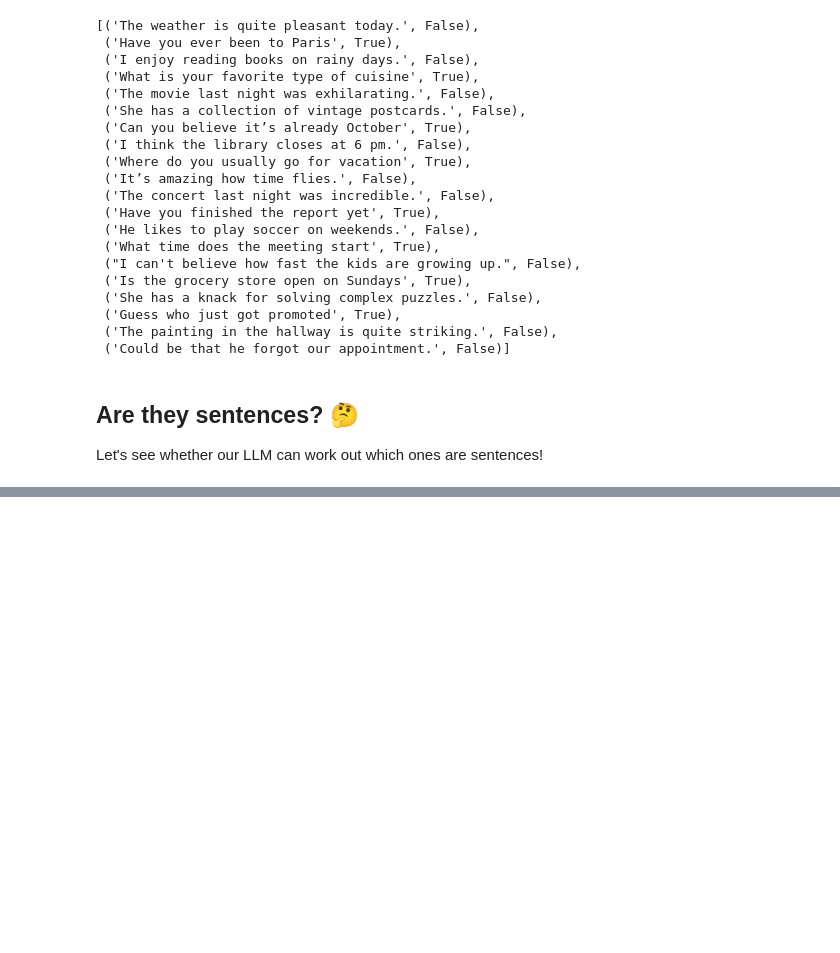
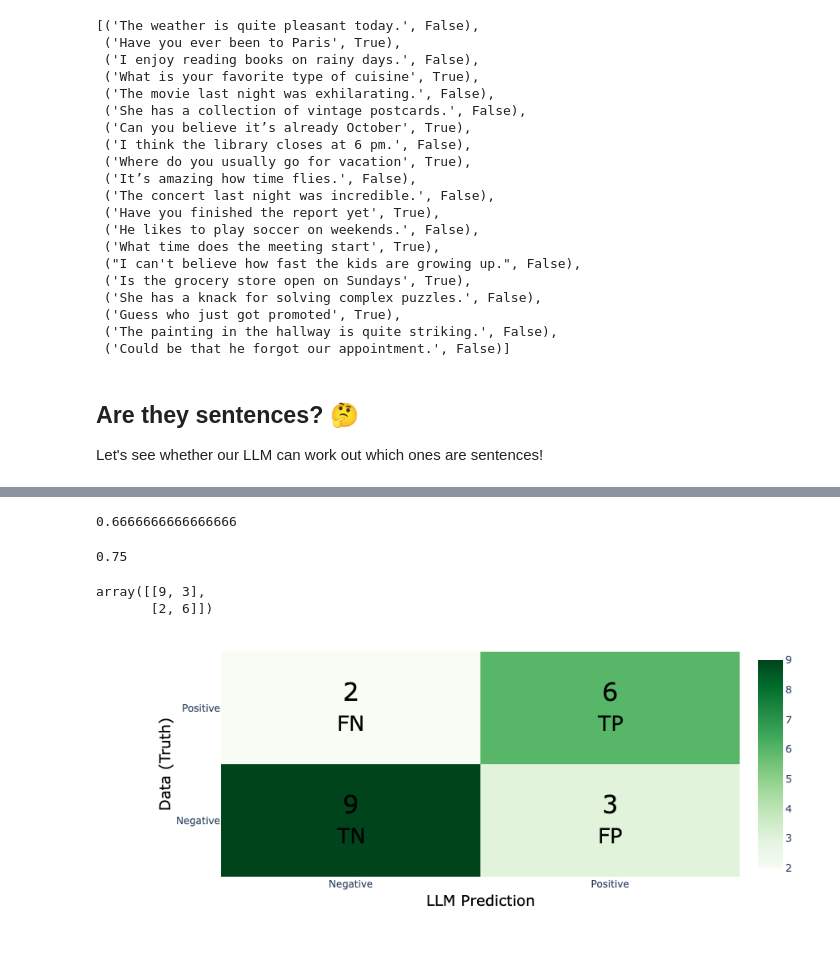
Before and after one commit to mneedham/LearnDataWithMark, a Jupyter notebook: few-shot-prompting/notebooks/FewShotPrompting-Tutorial.ipynb, the cells around one changed output, grey strips where cells are left out. Saved outputs shown, nothing was run; the diff lists cells and outputs as text; code cells hidden in the pictures; blank space fills up the shorter version.

```diff
--- a/few-shot-prompting/notebooks/FewShotPrompting-Tutorial.ipynb
+++ b/few-shot-prompting/notebooks/FewShotPrompting-Tutorial.ipynb
@@ -111,0 +96,4 @@ Could be that he forgot our appointment.                     Actual: False LLM:
+# %%
+llama2 = Ollama(model="question-llama2")
+# %%
+llm_answers = predict_sentences(sentences, llama2)
@@ -111,0 +107,16 @@ Could be that he forgot our appointment.                     Actual: False LLM:
+# %%
+# tp / (tp + fp)
+precision_score([s[1] for s in sentences], llm_answers, zero_division=0.0)
+# %% [output]
+0.6666666666666666
+# %%
+# tp / (tp + fn)
+recall_score([s[1] for s in sentences], llm_answers)
+# %% [output]
+0.75
+# %%
+matrix = confusion_matrix([s[1] for s in sentences], llm_answers)
+matrix
+# %% [output]
+array([[9, 3],
+       [2, 6]])
@@ -111,0 +125,4 @@ Could be that he forgot our appointment.                     Actual: False LLM:
+# %%
+render_confusion_matrix(matrix)
+# %% [output]
+[figure, added]
```
Also changed, not shown: parts of 6 cells of this notebook.
